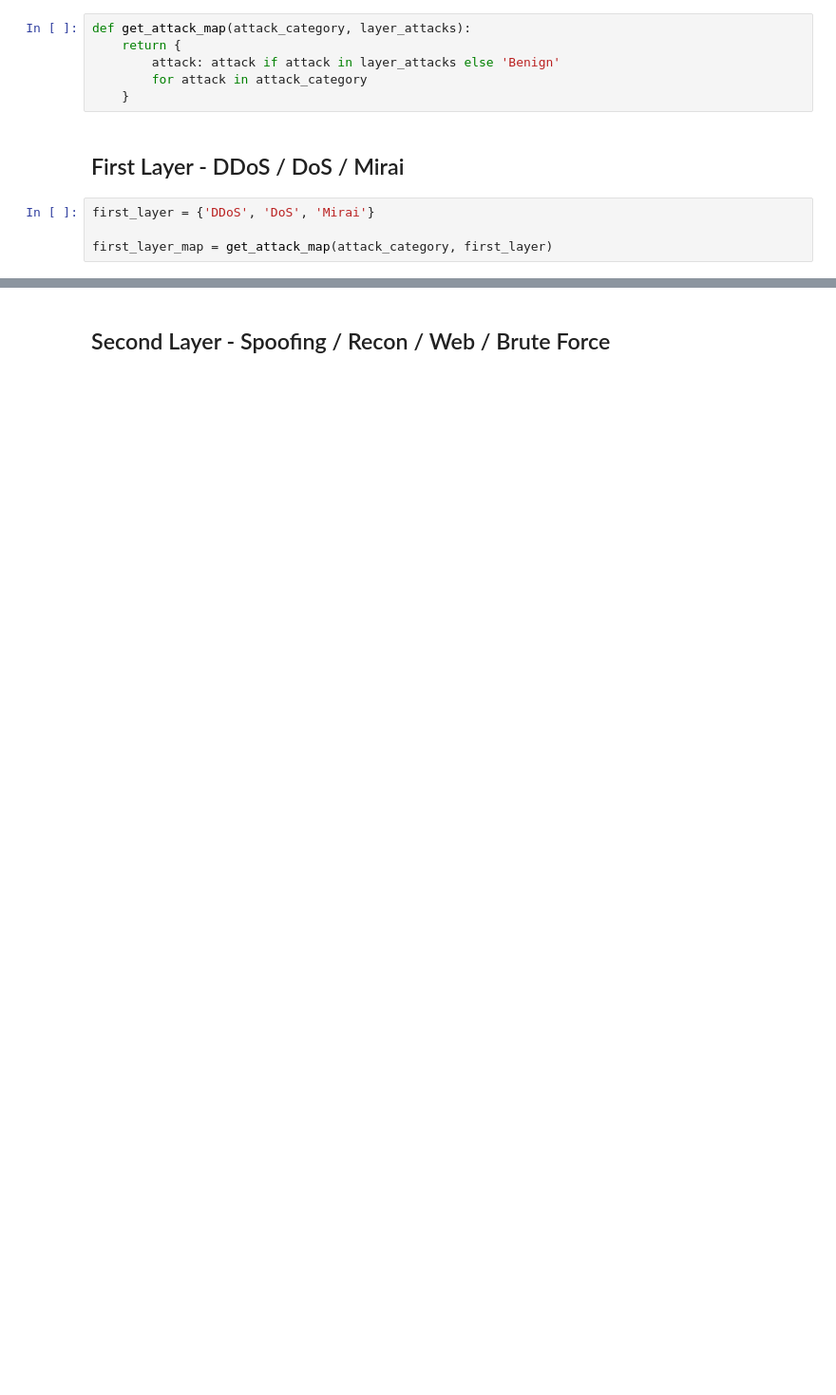
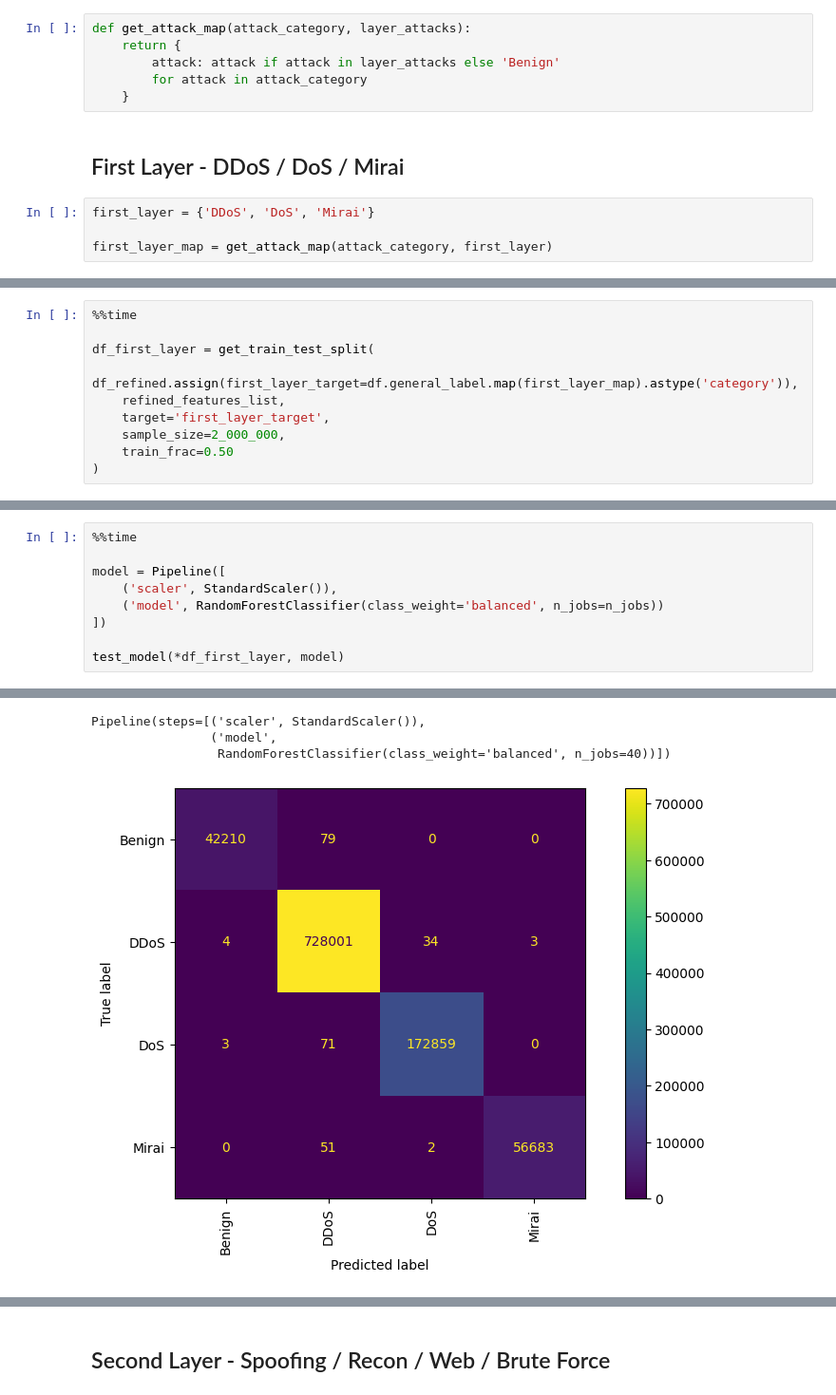
Before and after one commit to inaciobr/Multi-Stage-IoT-Intrusion-Detection, a Jupyter notebook: notebooks/3 - Models.ipynb, the cells around one changed output, grey strips where cells are left out. Shown at 95% size. Drawn from its saved outputs; the diff is of its cells as text; blank space fills up the shorter version.

```diff
--- a/notebooks/3 - Models.ipynb
+++ b/notebooks/3 - Models.ipynb
@@ -183,0 +165,10 @@ Pipeline(steps=[('scaler', StandardScaler()),
+# %%
+%%time
+
+df_first_layer = get_train_test_split(
+    df_refined.assign(first_layer_target=df.general_label.map(first_layer_map).astype('category')),
+    refined_features_list,
+    target='first_layer_target',
+    sample_size=2_000_000,
+    train_frac=0.50
+)
@@ -183,0 +178,10 @@ Pipeline(steps=[('scaler', StandardScaler()),
+# %%
+%%time
+
+model = Pipeline([
+    ('scaler', StandardScaler()),
+    ('model', RandomForestClassifier(class_weight='balanced', n_jobs=n_jobs))
+])
+
+test_model(*df_first_layer, model)
+# %% [output]
@@ -183,0 +205,4 @@ Pipeline(steps=[('scaler', StandardScaler()),
+Pipeline(steps=[('scaler', StandardScaler()),
+                ('model',
+                 RandomForestClassifier(class_weight='balanced', n_jobs=40))])
+[figure, added]
```
Also changed, not shown: parts of 21 cells of this notebook.
